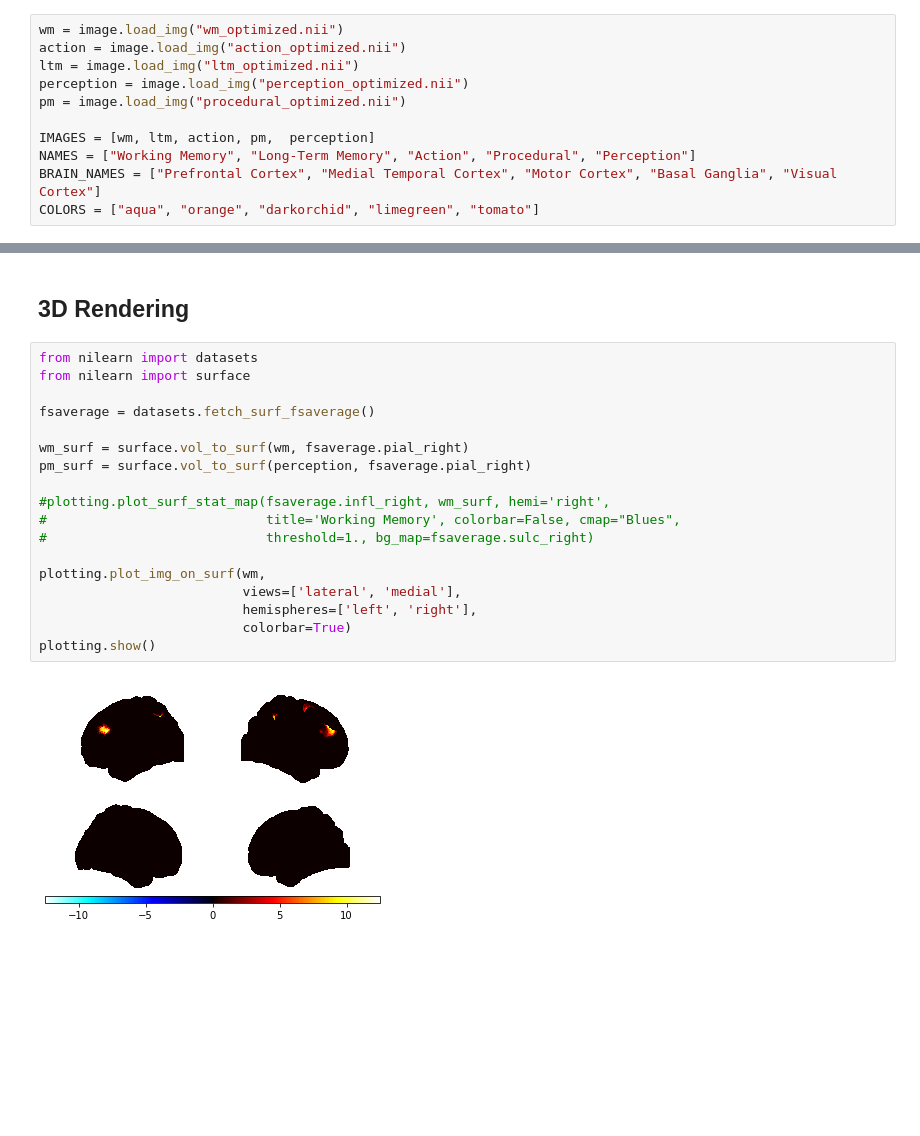
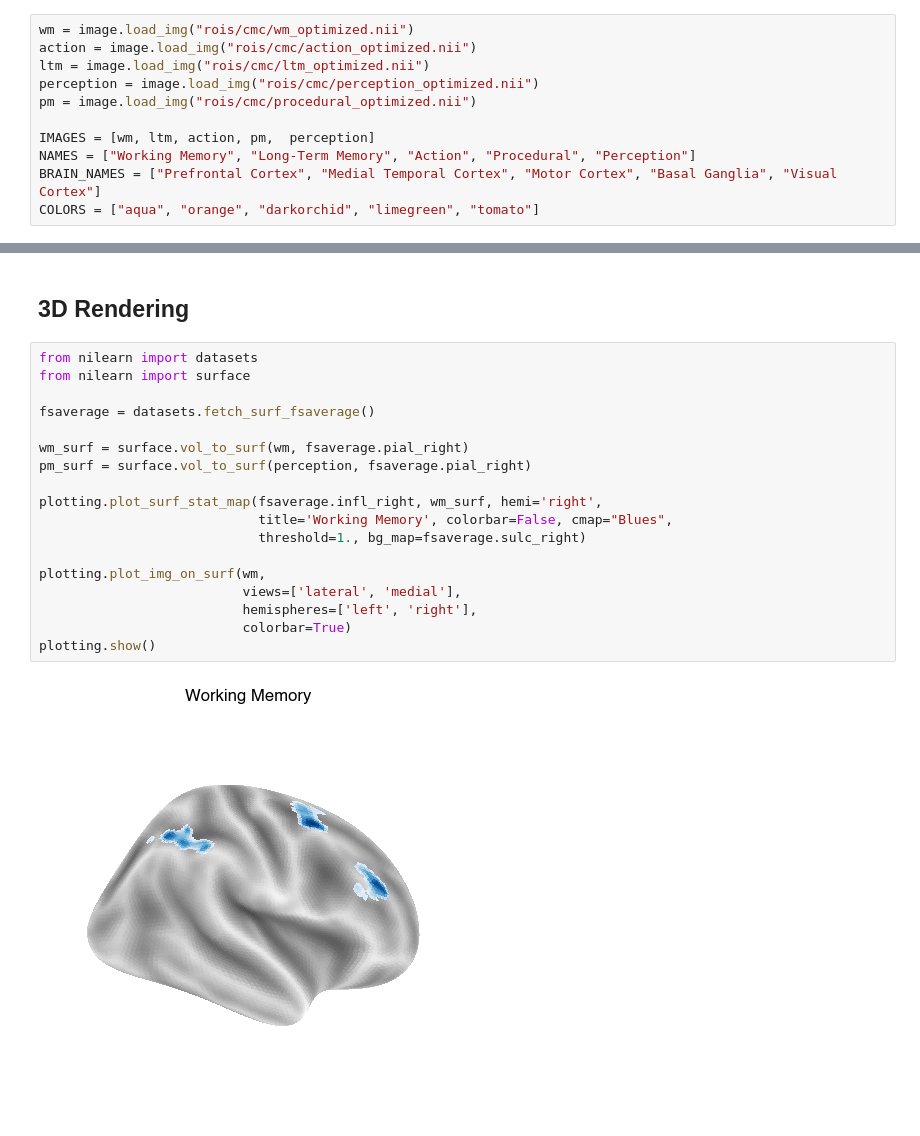
Before and after one commit to TheRealDrDre/Metacognition, a Jupyter notebook: nice_visualizations.ipynb, the cells around one changed output, grey strips where cells are left out. Drawn from its saved outputs; the diff is of its cells as text; blank space fills up the shorter version.

```diff
--- a/nice_visualizations.ipynb
+++ b/nice_visualizations.ipynb
@@ -16,9 +20,9 @@ plt.rcParams['font.sans-serif'] = ['Helvetica']
 # %%
-wm = image.load_img("wm_optimized.nii")
-action = image.load_img("action_optimized.nii")
-ltm = image.load_img("ltm_optimized.nii")
-perception = image.load_img("perception_optimized.nii")
-pm = image.load_img("procedural_optimized.nii")
+wm = image.load_img("rois/cmc/wm_optimized.nii")
+action = image.load_img("rois/cmc/action_optimized.nii")
+ltm = image.load_img("rois/cmc/ltm_optimized.nii")
+perception = image.load_img("rois/cmc/perception_optimized.nii")
+pm = image.load_img("rois/cmc/procedural_optimized.nii")
 
 IMAGES = [wm, ltm, action, pm,  perception]
 NAMES = ["Working Memory", "Long-Term Memory", "Action", "Procedural", "Perception"]
@@ -125,20 +64,20 @@ plt.show()
 # %%
 from nilearn import datasets
 from nilearn import surface
 
 fsaverage = datasets.fetch_surf_fsaverage()
 
 wm_surf = surface.vol_to_surf(wm, fsaverage.pial_right)
 pm_surf = surface.vol_to_surf(perception, fsaverage.pial_right)
 
-#plotting.plot_surf_stat_map(fsaverage.infl_right, wm_surf, hemi='right',
-#                            title='Working Memory', colorbar=False, cmap="Blues",
-#                            threshold=1., bg_map=fsaverage.sulc_right)
+plotting.plot_surf_stat_map(fsaverage.infl_right, wm_surf, hemi='right',
+                            title='Working Memory', colorbar=False, cmap="Blues",
+                            threshold=1., bg_map=fsaverage.sulc_right)
 
 plotting.plot_img_on_surf(wm,
                           views=['lateral', 'medial'],
                           hemispheres=['left', 'right'],
                           colorbar=True)
 plotting.show()
 # %% [output]
-[figure, old version]
+[figure, new version]
```
Also changed, not shown: parts of 8 cells of this notebook, 20 other files.
